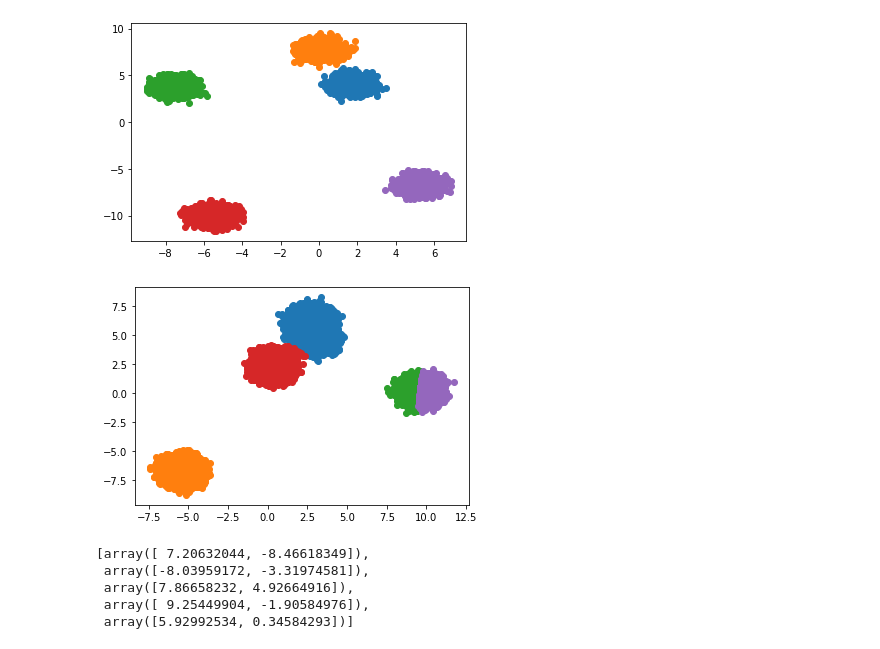
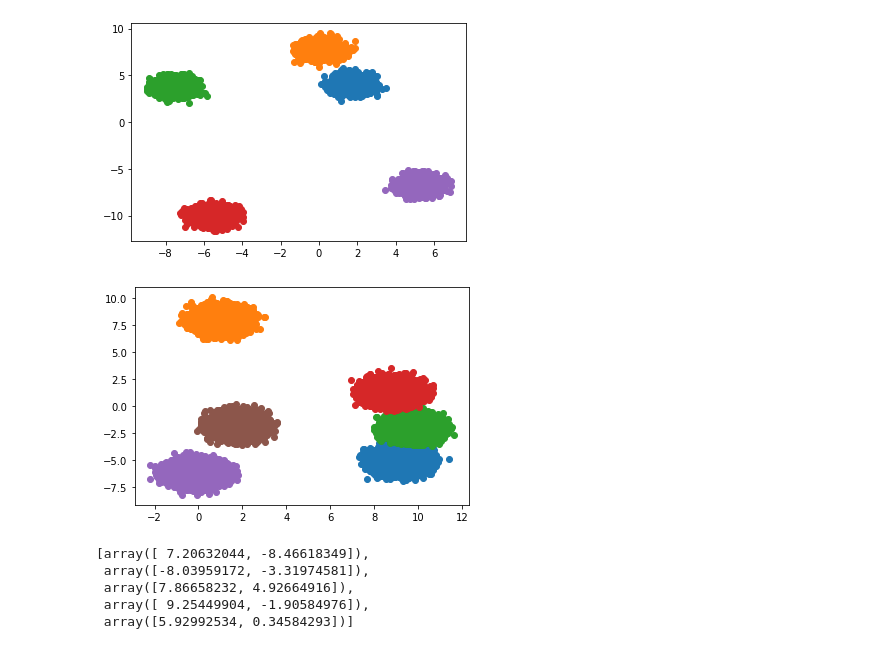
Before and after one commit to anthonycyy/kmeans_cluster, a Jupyter notebook: kmeans.ipynb, the cells around one changed output. Saved outputs shown, nothing was run; the diff lists cells and outputs as text; code cells hidden in the pictures.

```diff
--- a/kmeans.ipynb
+++ b/kmeans.ipynb
@@ -119,10 +119,10 @@ plot_kmeans_c(d)
 [figure]
 # %%
 X, y = make_blobs(n_samples=90000, centers=6, cluster_std=0.5)
-d=kmeans_c_init(X,5)
+d=kmeans_c_init(X,6)
 plot_kmeans_c(d)
 # %% [output]
-[figure, old version]
+[figure, new version]
 # %%
 X, y = make_blobs(n_samples=90000, centers=5, cluster_std=0.5)
 kmeans_init(X,5)
```
